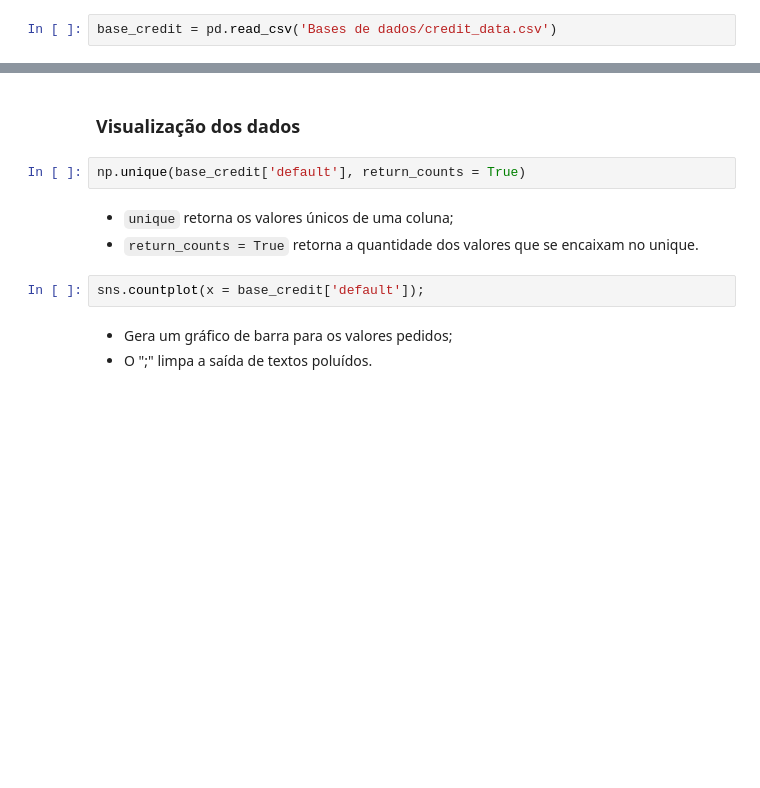
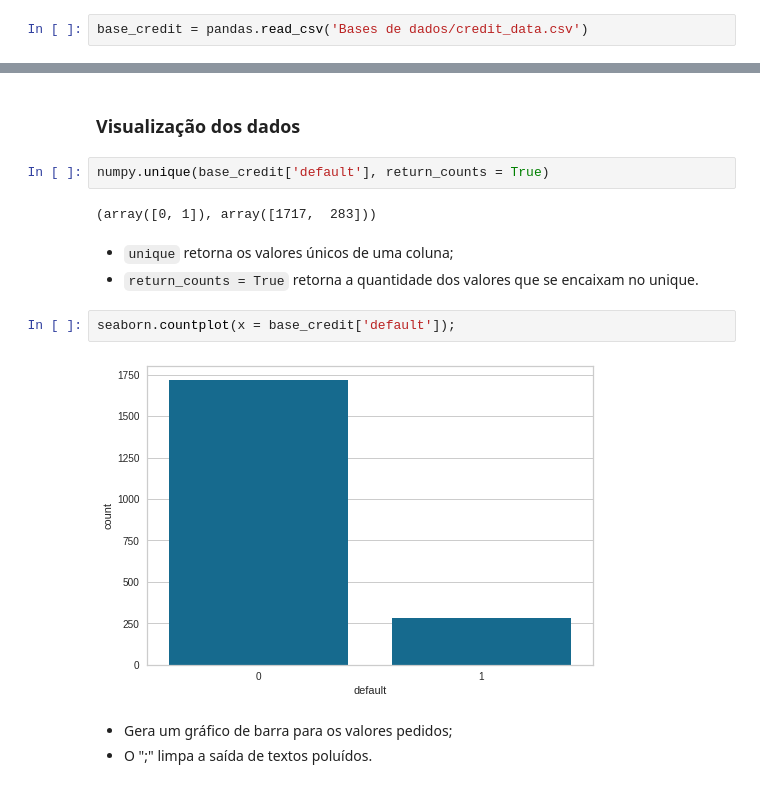
Before and after one commit to CarlosAraujo7/Machine-Learning-Study, a Jupyter notebook: Data Science and Machine Learning.ipynb, the cells around one changed output, grey strips where cells are left out. Saved outputs shown, nothing was run; the diff lists cells and outputs as text; blank space fills up the shorter version.

```diff
--- a/Data Science and Machine Learning.ipynb
+++ b/Data Science and Machine Learning.ipynb
@@ -17,7 +41,7 @@ import yellowbrick
 # %% [markdown]
 * Fonte (adatpada): https://www.kaggle.com/laotse/credit-risk-dataset
 # %%
-base_credit = pd.read_csv('Bases de dados/credit_data.csv')
+base_credit = pandas.read_csv('Bases de dados/credit_data.csv')
 # %% [markdown]
 - Importando a base de dados.
 # %%
@@ -46,12 +101,16 @@ base_credit.describe()
 # %% [markdown]
 ### Visualização dos dados
 # %%
-np.unique(base_credit['default'], return_counts = True)
+numpy.unique(base_credit['default'], return_counts = True)
+# %% [output]
+(array([0, 1]), array([1717,  283]))
 # %% [markdown]
 - `unique` retorna os valores únicos de uma coluna;
 - `return_counts = True` retorna a quantidade dos valores que se encaixam no unique.
 # %%
-sns.countplot(x = base_credit['default']);
+seaborn.countplot(x = base_credit['default']);
+# %% [output]
+[figure, added]
 # %% [markdown]
 - Gera um gráfico de barra para os valores pedidos;
 - O ";" limpa a saída de textos poluídos.
```
Also changed, not shown: parts of 99 cells of this notebook, 1 other file.
